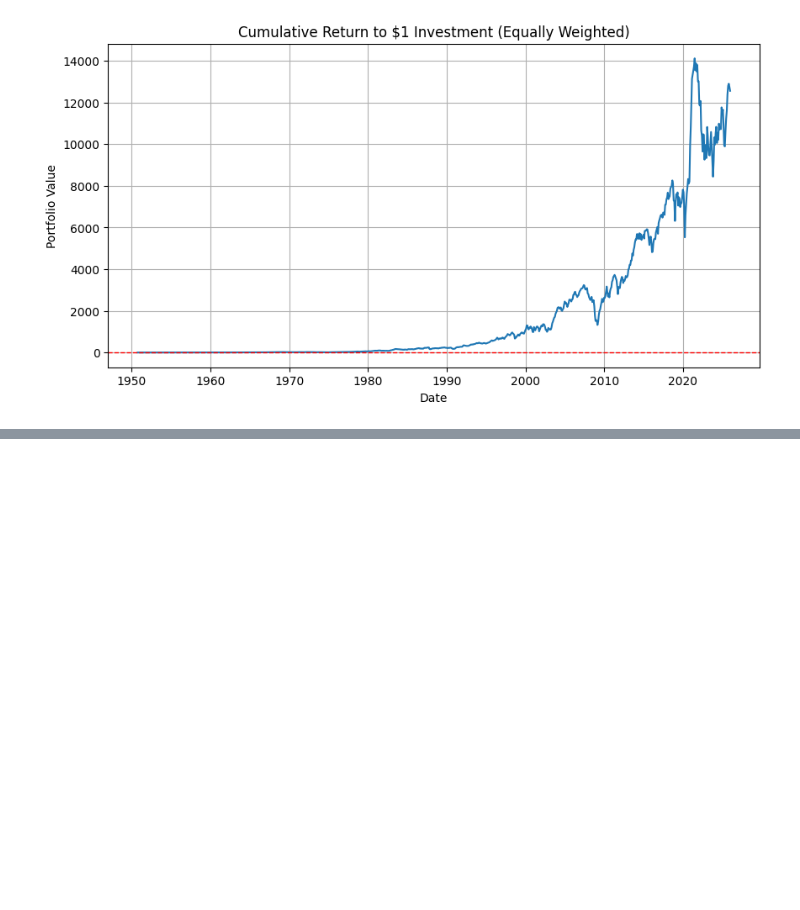
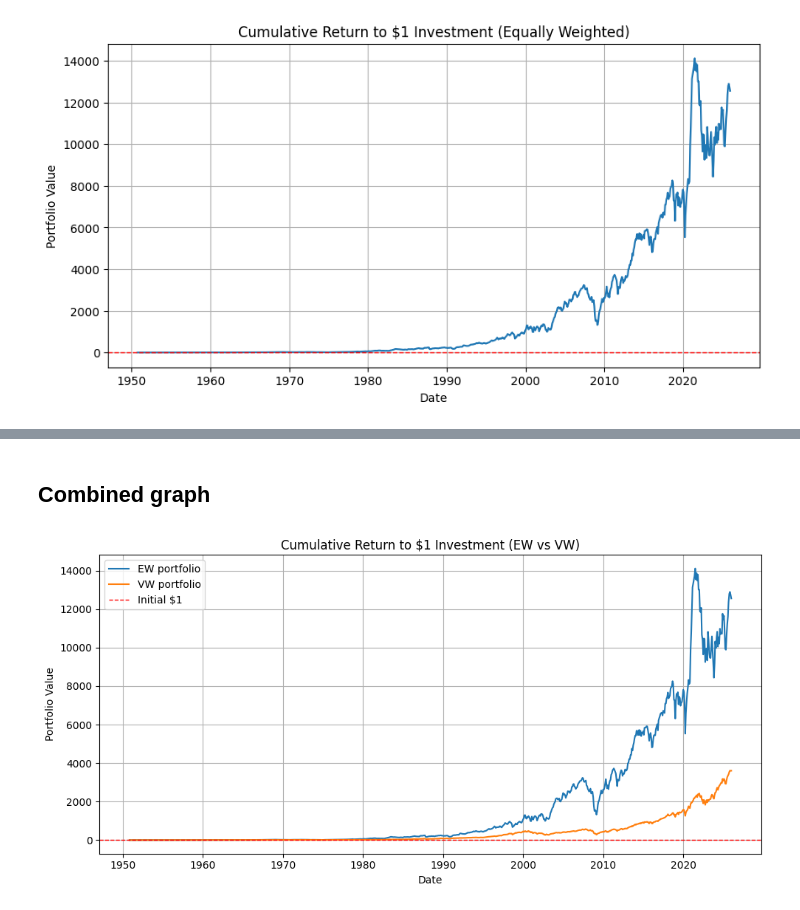
Before and after one commit to dhirajkk91/CCM_dataset, a Jupyter notebook: data_expo.ipynb, the cells around one changed output, grey strips where cells are left out. Cells and saved outputs as stored; diff of their text form; code cells hidden in the pictures; blank space fills up the shorter version.

```diff
--- a/data_expo.ipynb
+++ b/data_expo.ipynb
@@ -214,0 +350,27 @@ plt.show()
+# %% [markdown]
+## Combined graph
+# %%
+both = ew_port[['date', 'cumRet']].rename(columns={'cumRet': 'EW_cumRet'})
+both = both.merge(
+    vw_port[['date', 'VW_cumRet']],
+    on='date',
+    how='inner'
+)
+
+# Plot cumulative $1 for EW and VW together
+plt.figure(figsize=(10, 5))
+
+plt.plot(both['date'], both['EW_cumRet'], label='EW portfolio')
+plt.plot(both['date'], both['VW_cumRet'], label='VW portfolio')
+
+plt.axhline(1.0, color='red', linestyle='--', linewidth=1, label='Initial $1')
+
+plt.title('Cumulative Return to $1 Investment (EW vs VW)')
+plt.xlabel('Date')
+plt.ylabel('Portfolio Value')
+plt.grid(True)
+plt.legend()
+plt.tight_layout()
+plt.show()
+# %% [output]
+[figure, added]
```
Also changed, not shown: parts of 7 cells of this notebook.
